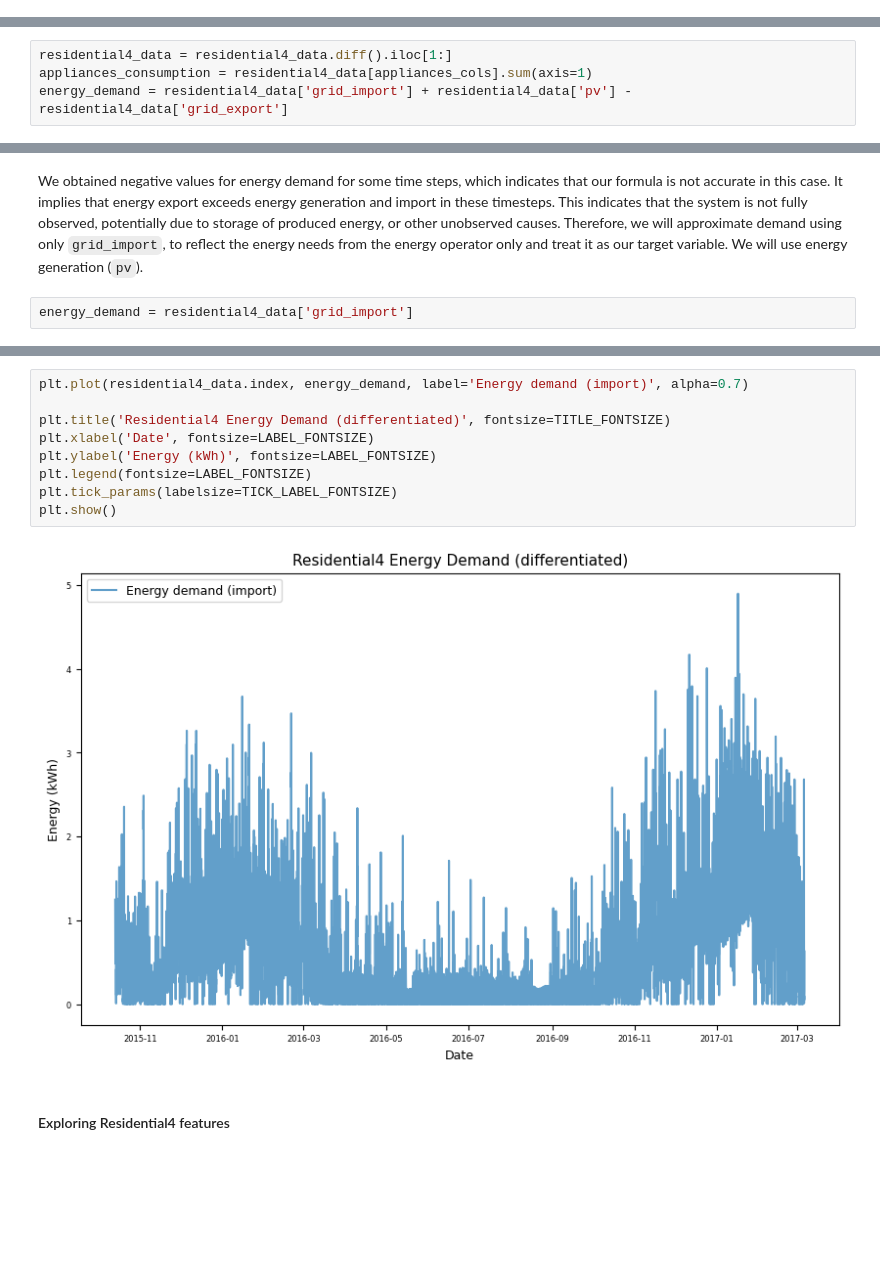
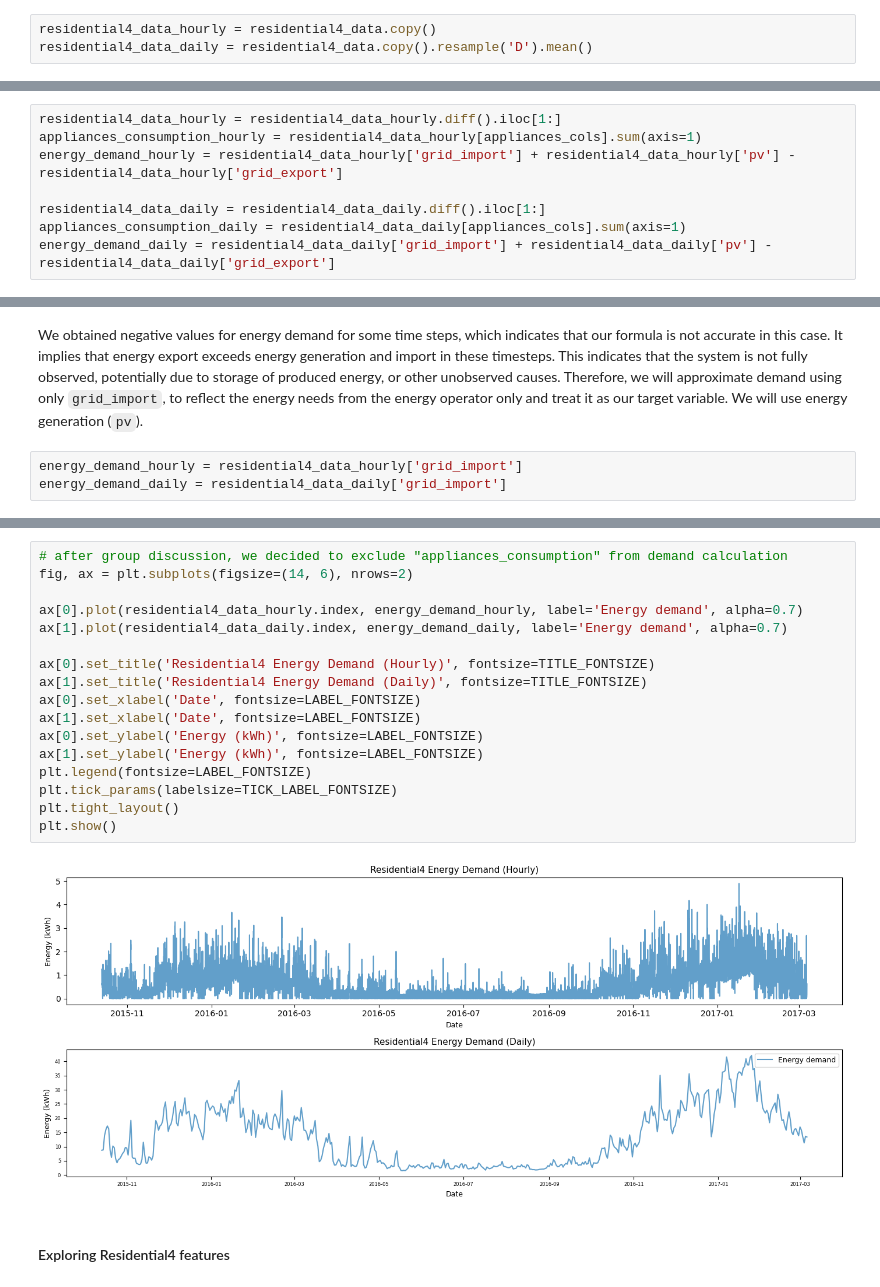
Before and after one commit to JoannaKusy/ML_for_Data_Analytics_Project, a Jupyter notebook: notebooks/01_eda.ipynb, the cells around one changed output, grey strips where cells are left out. Saved outputs shown, nothing was run; the diff lists cells and outputs as text; blank space fills up the shorter version.

```diff
--- a/notebooks/01_eda.ipynb
+++ b/notebooks/01_eda.ipynb
@@ -334,3 +335,6 @@ plt.show()
+# %%
+residential4_data_hourly = residential4_data.copy()
+residential4_data_daily = residential4_data.copy().resample('D').mean()
 # %% [markdown]
 Our first approach is to calculate total energy demand in the household as its photovoltaic production (`pv`) minus the exported energy (`grid_export`) plus `grid_import` to reflect the total energy used.
 # %%
@@ -347,7 +365,11 @@ plt.show()
 # %% [markdown]
 We will differentiate the data to get the actual values for each time step, which will be more suitable for modeling and analysis.
 # %%
-residential4_data = residential4_data.diff().iloc[1:]
-appliances_consumption = residential4_data[appliances_cols].sum(axis=1)
-energy_demand = residential4_data['grid_import'] + residential4_data['pv'] - residential4_data['grid_export']
+residential4_data_hourly = residential4_data_hourly.diff().iloc[1:]
+appliances_consumption_hourly = residential4_data_hourly[appliances_cols].sum(axis=1)
+energy_demand_hourly = residential4_data_hourly['grid_import'] + residential4_data_hourly['pv'] - residential4_data_hourly['grid_export']
+
+residential4_data_daily = residential4_data_daily.diff().iloc[1:]
+appliances_consumption_daily = residential4_data_daily[appliances_cols].sum(axis=1)
+energy_demand_daily = residential4_data_daily['grid_import'] + residential4_data_daily['pv'] - residential4_data_daily['grid_export']
 # %%
@@ -372,5 +414,6 @@ plt.show()
 # %% [markdown]
 We obtained negative values for energy demand for some time steps, which indicates that our formula is not accurate in this case. It implies that energy export exceeds energy generation and import in these timesteps. This indicates that the system is not fully observed, potentially due to storage of produced energy, or other unobserved causes. Therefore, we will approximate demand using only `grid_import`, to reflect the energy needs from the energy operator only and treat it as our target variable. We will use energy generation (`pv`).
 # %%
-energy_demand = residential4_data['grid_import']
+energy_demand_hourly = residential4_data_hourly['grid_import']
+energy_demand_daily = residential4_data_daily['grid_import']
 # %%
@@ -383,14 +439,22 @@ plt.show()
 # %%
-plt.plot(residential4_data.index, energy_demand, label='Energy demand (import)', alpha=0.7)
+# after group discussion, we decided to exclude "appliances_consumption" from demand calculation
+fig, ax = plt.subplots(figsize=(14, 6), nrows=2)
 
-plt.title('Residential4 Energy Demand (differentiated)', fontsize=TITLE_FONTSIZE)
-plt.xlabel('Date', fontsize=LABEL_FONTSIZE)
-plt.ylabel('Energy (kWh)', fontsize=LABEL_FONTSIZE)
+ax[0].plot(residential4_data_hourly.index, energy_demand_hourly, label='Energy demand', alpha=0.7)
+ax[1].plot(residential4_data_daily.index, energy_demand_daily, label='Energy demand', alpha=0.7)
+
+ax[0].set_title('Residential4 Energy Demand (Hourly)', fontsize=TITLE_FONTSIZE)
+ax[1].set_title('Residential4 Energy Demand (Daily)', fontsize=TITLE_FONTSIZE)
+ax[0].set_xlabel('Date', fontsize=LABEL_FONTSIZE)
+ax[1].set_xlabel('Date', fontsize=LABEL_FONTSIZE)
+ax[0].set_ylabel('Energy (kWh)', fontsize=LABEL_FONTSIZE)
+ax[1].set_ylabel('Energy (kWh)', fontsize=LABEL_FONTSIZE)
 plt.legend(fontsize=LABEL_FONTSIZE)
 plt.tick_params(labelsize=TICK_LABEL_FONTSIZE)
+plt.tight_layout()
 plt.show()
 # %% [output]
-[figure, old version]
+[figure, new version]
 # %% [markdown]
 #### Exploring Residential4 features
 # %%
```
Also changed, not shown: parts of 42 cells of this notebook, 1 other file.
